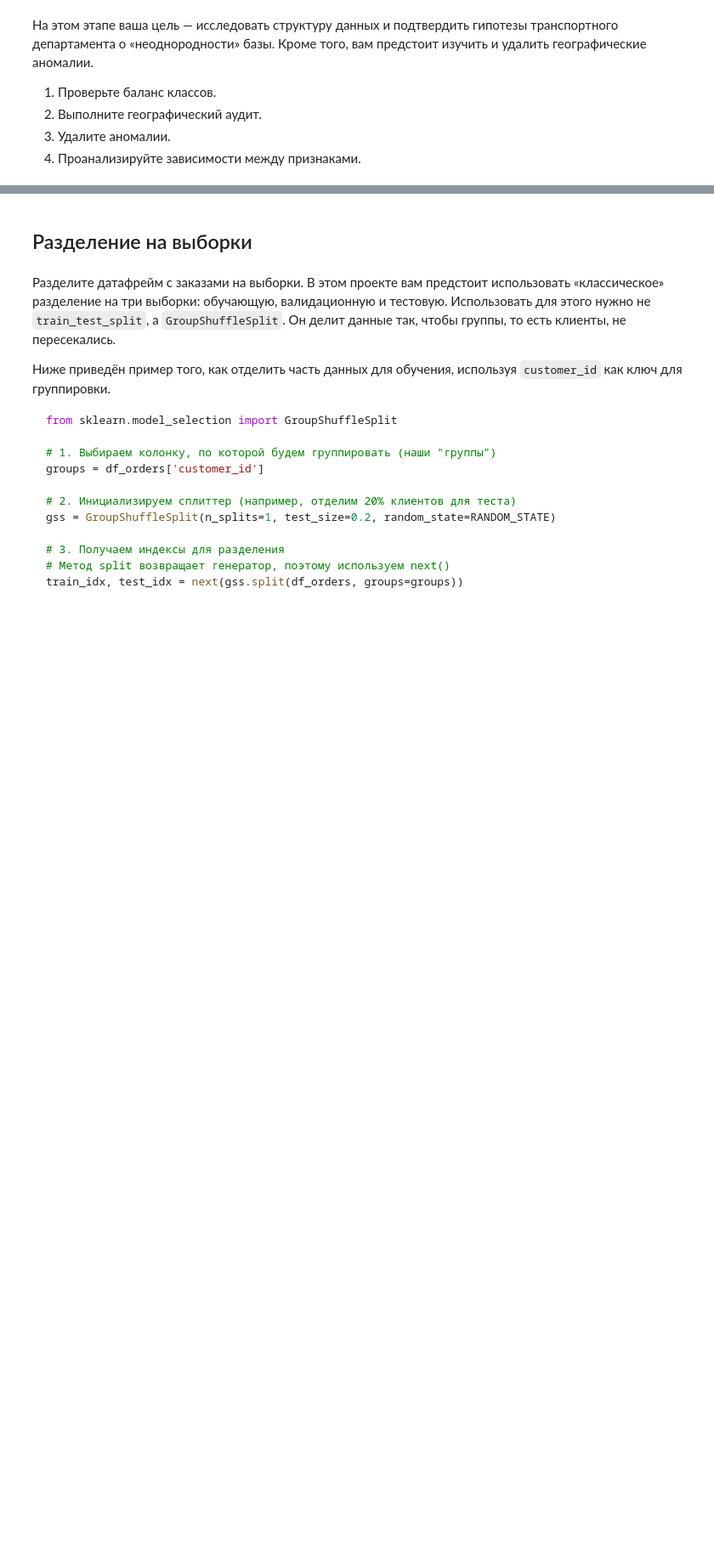
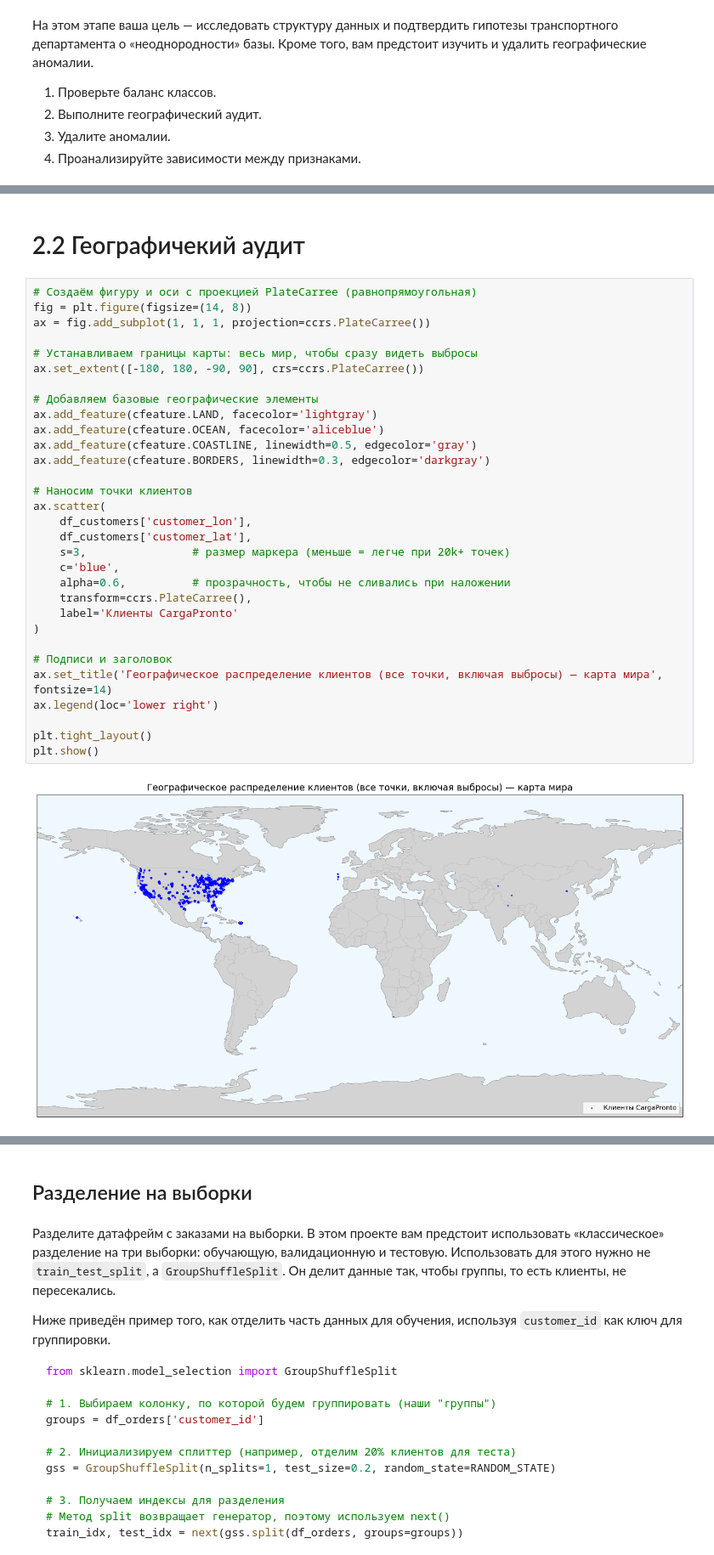
Before and after one commit to TemaQDX/sprint_18_project_carga_pronto, a Jupyter notebook: sprint_18_project_carga_pronto_Artem_Burov.ipynb, the cells around one changed output, grey strips where cells are left out. Shown at 85% size. Cells and saved outputs as stored; diff of their text form; blank space fills up the shorter version.

```diff
--- a/sprint_18_project_carga_pronto_Artem_Burov.ipynb
+++ b/sprint_18_project_carga_pronto_Artem_Burov.ipynb
@@ -420,0 +510,35 @@ print(f"Количество заказов без клиента: {df_orders[~d
+# %% [markdown]
+# 2.2 Географичекий аудит
+# %%
+# Создаём фигуру и оси с проекцией PlateCarree (равнопрямоугольная)
+fig = plt.figure(figsize=(14, 8))
+ax = fig.add_subplot(1, 1, 1, projection=ccrs.PlateCarree())
+
+# Устанавливаем границы карты: весь мир, чтобы сразу видеть выбросы
+ax.set_extent([-180, 180, -90, 90], crs=ccrs.PlateCarree())
+
+# Добавляем базовые географические элементы
+ax.add_feature(cfeature.LAND, facecolor='lightgray')
+ax.add_feature(cfeature.OCEAN, facecolor='aliceblue')
+ax.add_feature(cfeature.COASTLINE, linewidth=0.5, edgecolor='gray')
+ax.add_feature(cfeature.BORDERS, linewidth=0.3, edgecolor='darkgray')
+
+# Наносим точки клиентов
+ax.scatter(
+    df_customers['customer_lon'],
+    df_customers['customer_lat'],
+    s=3,                # размер маркера (меньше = легче при 20k+ точек)
+    c='blue',
+    alpha=0.6,          # прозрачность, чтобы не сливались при наложении
+    transform=ccrs.PlateCarree(),
+    label='Клиенты CargaPronto'
+)
+
+# Подписи и заголовок
+ax.set_title('Географическое распределение клиентов (все точки, включая выбросы) — карта мира', fontsize=14)
+ax.legend(loc='lower right')
+
+plt.tight_layout()
+plt.show()
+# %% [output]
+[figure, added]
```
Also changed, not shown: parts of 8 cells of this notebook.
